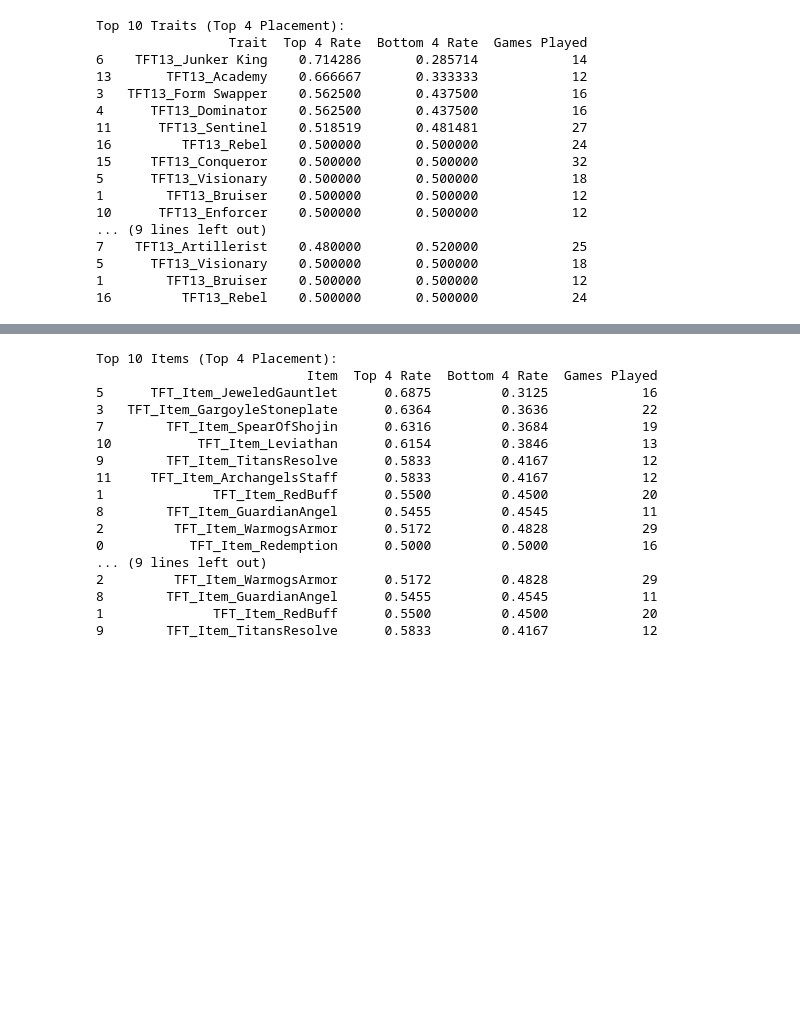
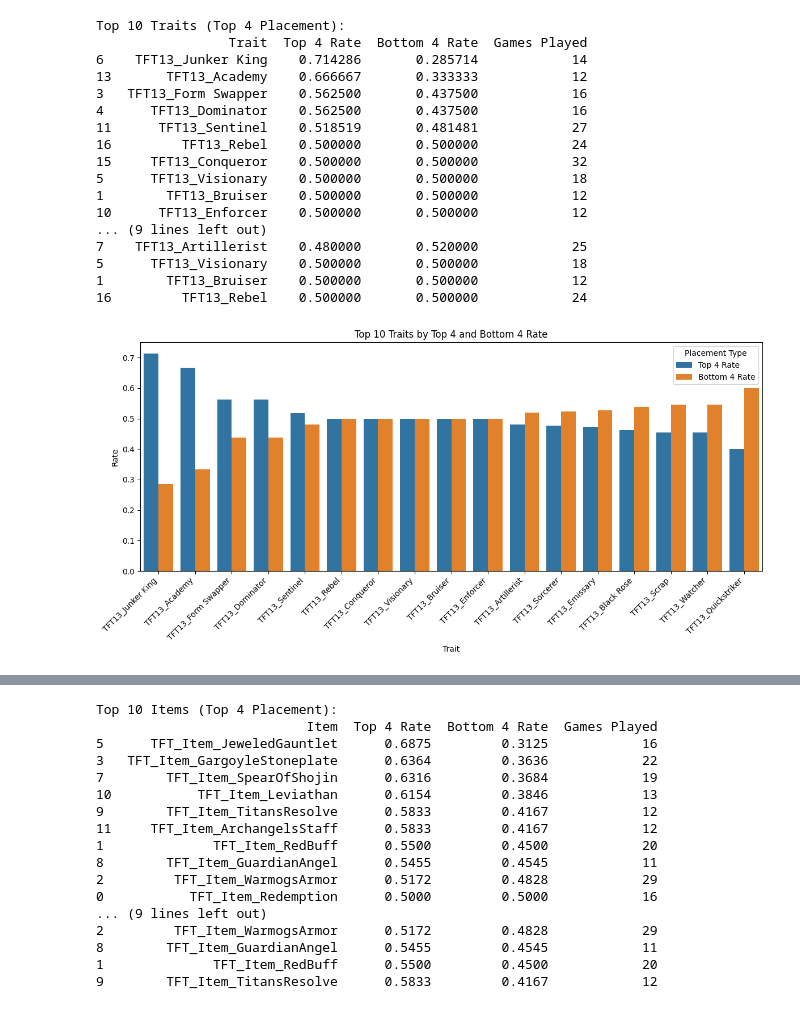
Before and after one commit to mzang20/TFT-Stat-Tool, a Jupyter notebook: TFT.ipynb, the cells around one changed output, grey strips where cells are left out. Drawn from its saved outputs; the diff is of its cells as text; code cells hidden in the pictures; blank space fills up the shorter version.

Commit message:
Graphs

```diff
--- a/TFT.ipynb
+++ b/TFT.ipynb
@@ -321,6 +322,29 @@ Top 10 Traits (Top 4 Placement):
 5      TFT13_Visionary    0.500000       0.500000            18
 1        TFT13_Bruiser    0.500000       0.500000            12
 16         TFT13_Rebel    0.500000       0.500000            24
+# %%
+import matplotlib.pyplot as plt
+
+# Combine the top 10 traits by Top 4 Rate and Bottom 4 Rate to avoid missing data
+top_traits = set(top_4_df['Trait']) | set(bot_4_df['Trait'])
+plot_df = trait_df[trait_df['Trait'].isin(top_traits)].sort_values('Top 4 Rate', ascending=False)
+
+# Melt DataFrame to long-form for seaborn
+plot_long = plot_df.melt(id_vars='Trait', value_vars=['Top 4 Rate', 'Bottom 4 Rate'],
+                         var_name='Placement Type', value_name='Rate')
+
+# Plot
+plt.figure(figsize=(12, 6))
+import seaborn as sns
+sns.barplot(data=plot_long, x='Trait', y='Rate', hue='Placement Type')
+
+plt.title('Top 10 Traits by Top 4 and Bottom 4 Rate')
+plt.ylabel('Rate')
+plt.xticks(rotation=45, ha='right')
+plt.tight_layout()
+plt.show()
+# %% [output]
+[figure, added]
 # %%
 from mlxtend.preprocessing import TransactionEncoder
 from mlxtend.frequent_patterns import apriori, association_rules
```
Also changed, not shown: parts of 6 cells of this notebook.
